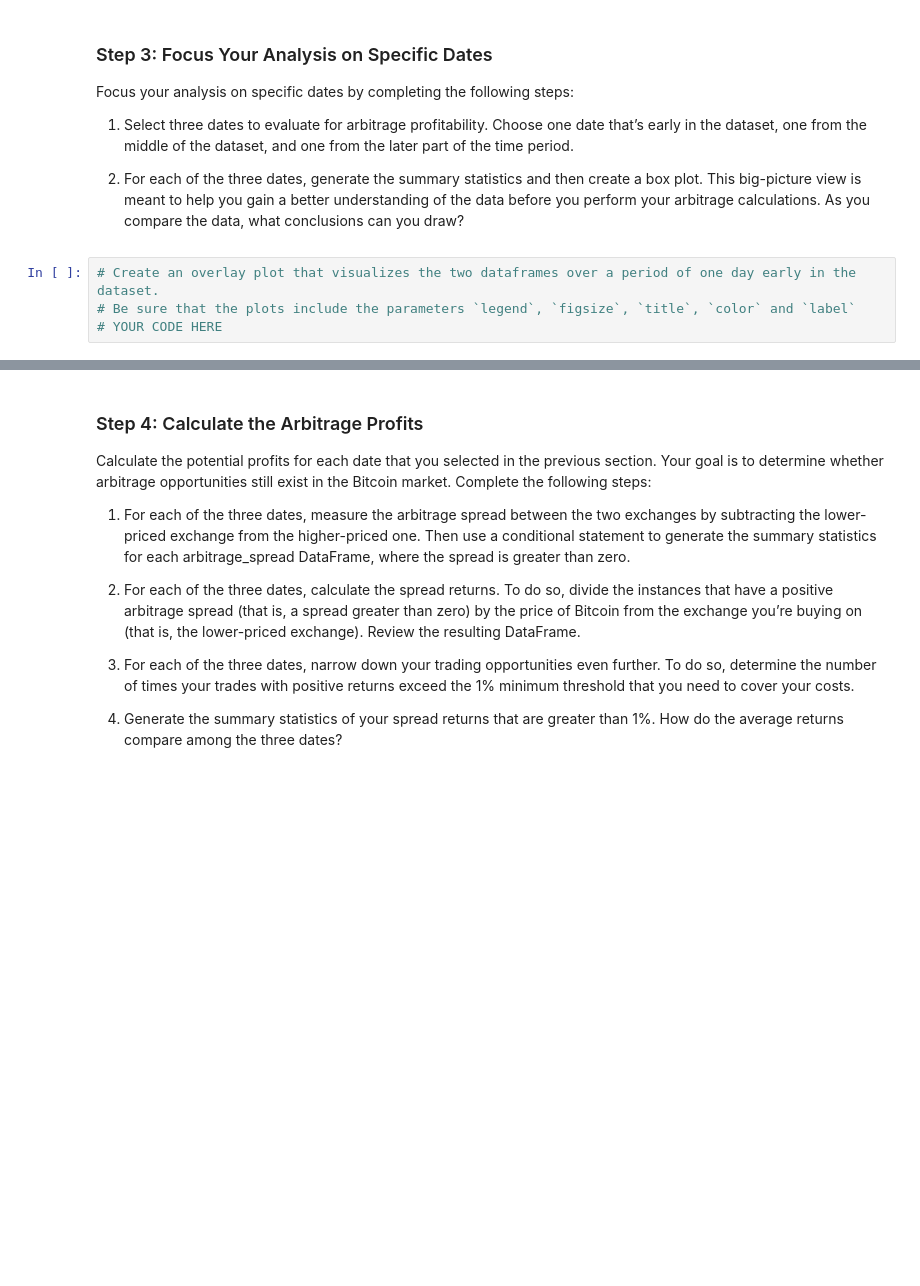
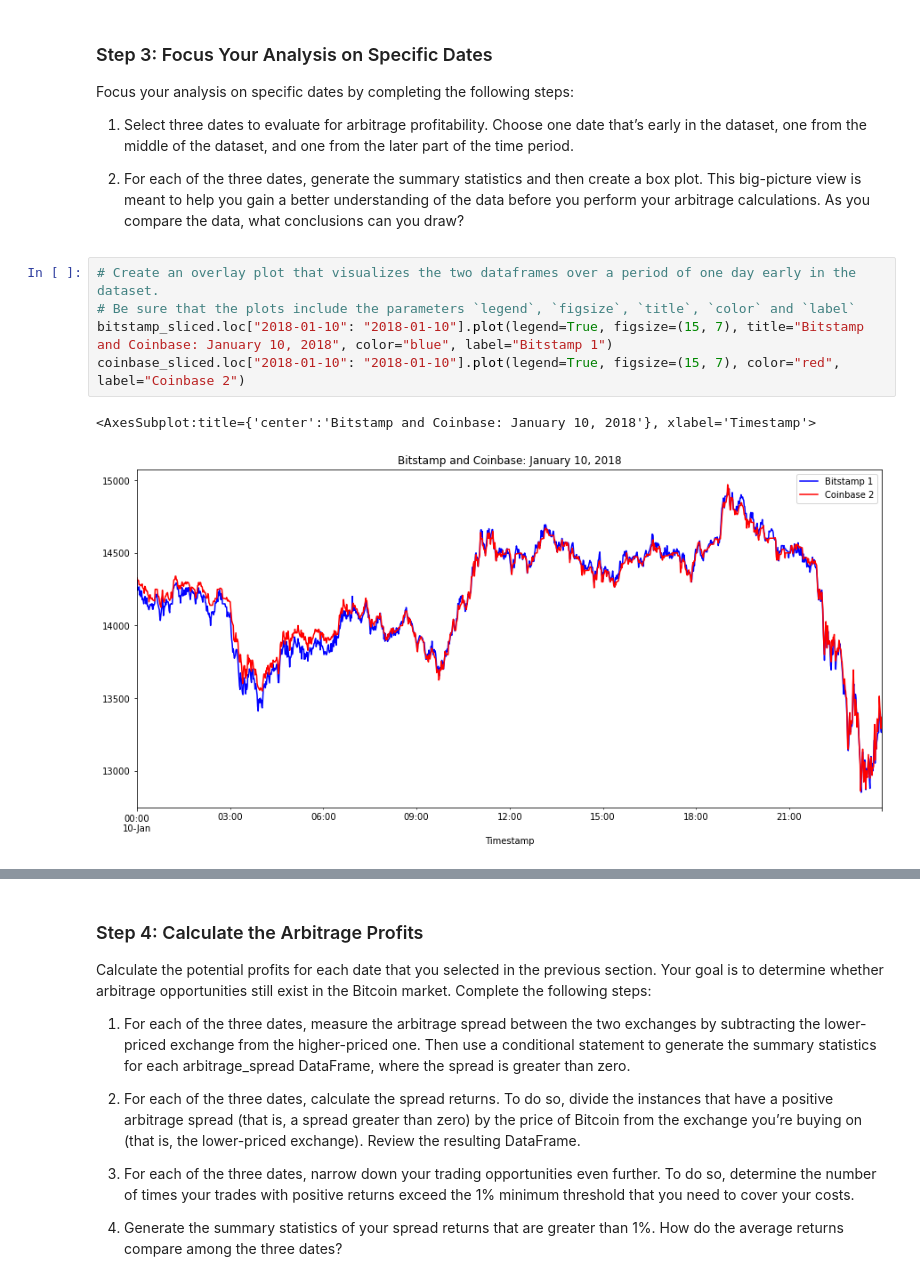
Before and after one commit to Knyazhna/Crypto_Arbitrage, a Jupyter notebook: crypto_arbitrage.ipynb, the cells around one changed output, grey strips where cells are left out. Drawn from its saved outputs; the diff is of its cells as text; blank space fills up the shorter version.

Commit message:
Completed Step 3 of Analysing Data section: Plotted specific dates from dataframes, generated summary statistics, and created box plots

```diff
--- a/crypto_arbitrage.ipynb
+++ b/crypto_arbitrage.ipynb
@@ -377,7 +377,11 @@ Focus your analysis on specific dates by completing the following steps:
 # %%
 # Create an overlay plot that visualizes the two dataframes over a period of one day early in the dataset.
 # Be sure that the plots include the parameters `legend`, `figsize`, `title`, `color` and `label`
-# YOUR CODE HERE
+bitstamp_sliced.loc["2018-01-10": "2018-01-10"].plot(legend=True, figsize=(15, 7), title="Bitstamp and Coinbase: January 10, 2018", color="blue", label="Bitstamp 1")
+coinbase_sliced.loc["2018-01-10": "2018-01-10"].plot(legend=True, figsize=(15, 7), color="red", label="Coinbase 2")
+# %% [output]
+<AxesSubplot:title={'center':'Bitstamp and Coinbase: January 10, 2018'}, xlabel='Timestamp'>
+[figure, added]
 # %%
 # Using the early date that you have selected, calculate the arbitrage spread
 # by subtracting the bitstamp lower closing prices from the coinbase higher closing prices
```
Also changed, not shown: parts of 9 cells of this notebook.
